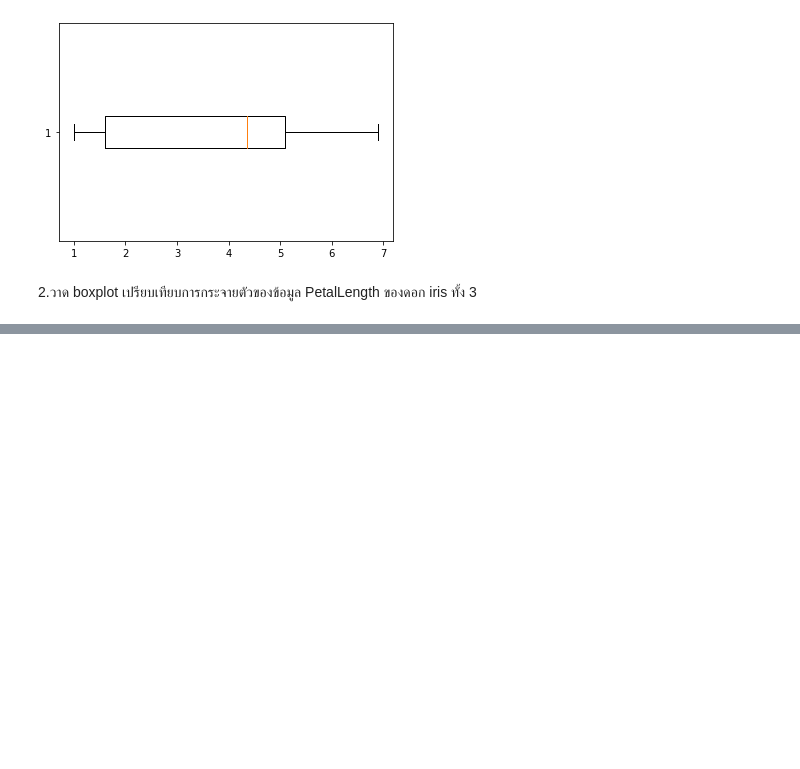
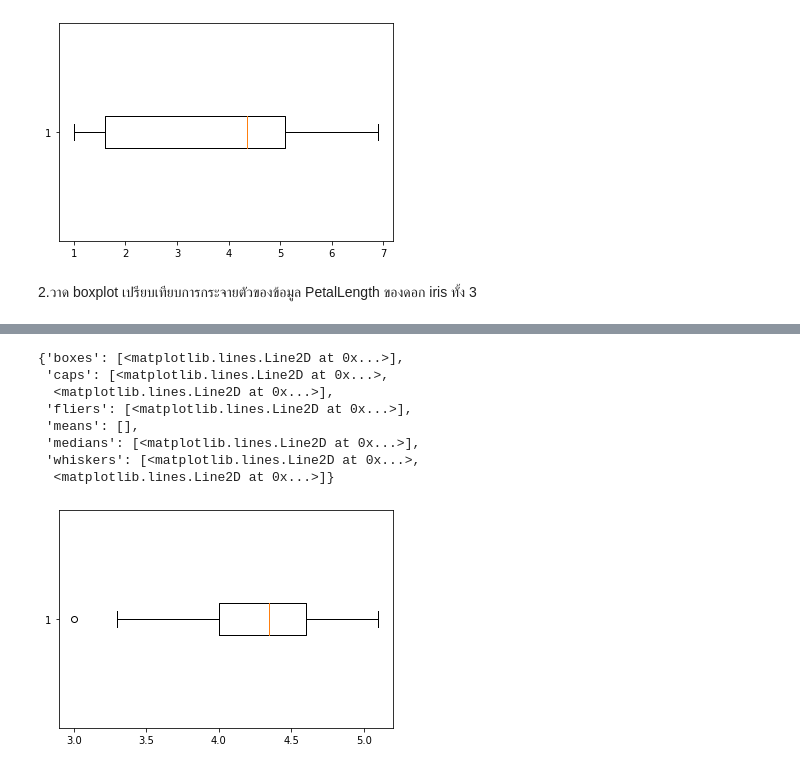
Before and after one commit to sskboonmee/data_viz_2022, a Jupyter notebook: DataViz02_Data_Distribution.ipynb, the cells around one changed output, grey strips where cells are left out. Cells and saved outputs as stored; diff of their text form; code cells hidden in the pictures; blank space fills up the shorter version.

```diff
--- a/DataViz02_Data_Distribution.ipynb
+++ b/DataViz02_Data_Distribution.ipynb
@@ -300,0 +313,12 @@ quiz = plt.boxplot(df['PetalLength'],vert=False)
+# %%
+plt.boxplot(df['PetalLength'][50:100],vert=False)  #versicolor
+# %% [output]
+{'boxes': [<matplotlib.lines.Line2D at 0x...>],
+ 'caps': [<matplotlib.lines.Line2D at 0x...>,
+  <matplotlib.lines.Line2D at 0x...>],
+ 'fliers': [<matplotlib.lines.Line2D at 0x...>],
+ 'means': [],
+ 'medians': [<matplotlib.lines.Line2D at 0x...>],
+ 'whiskers': [<matplotlib.lines.Line2D at 0x...>,
+  <matplotlib.lines.Line2D at 0x...>]}
+[figure, added]
```
Also changed, not shown: parts of 2 cells of this notebook.
